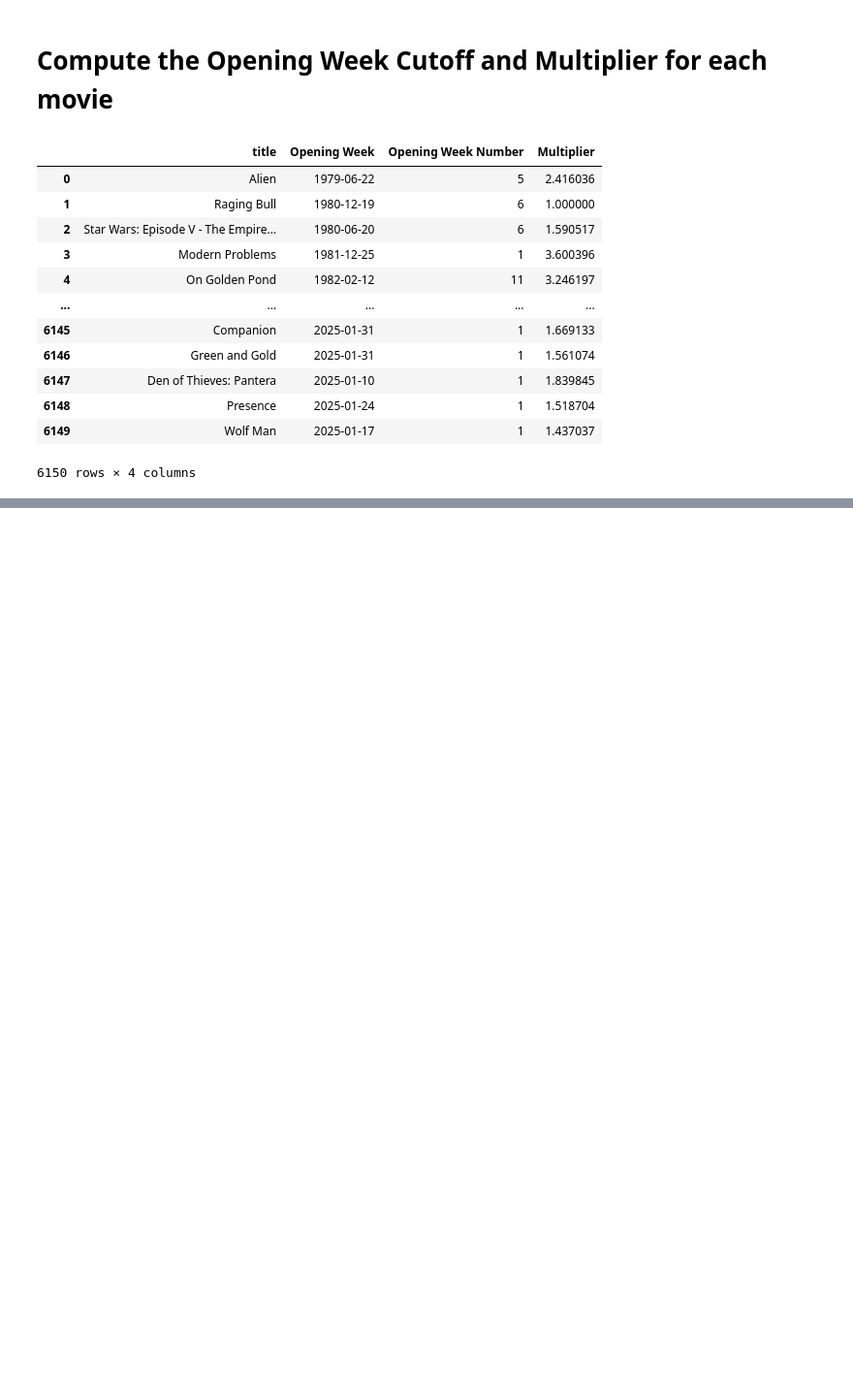
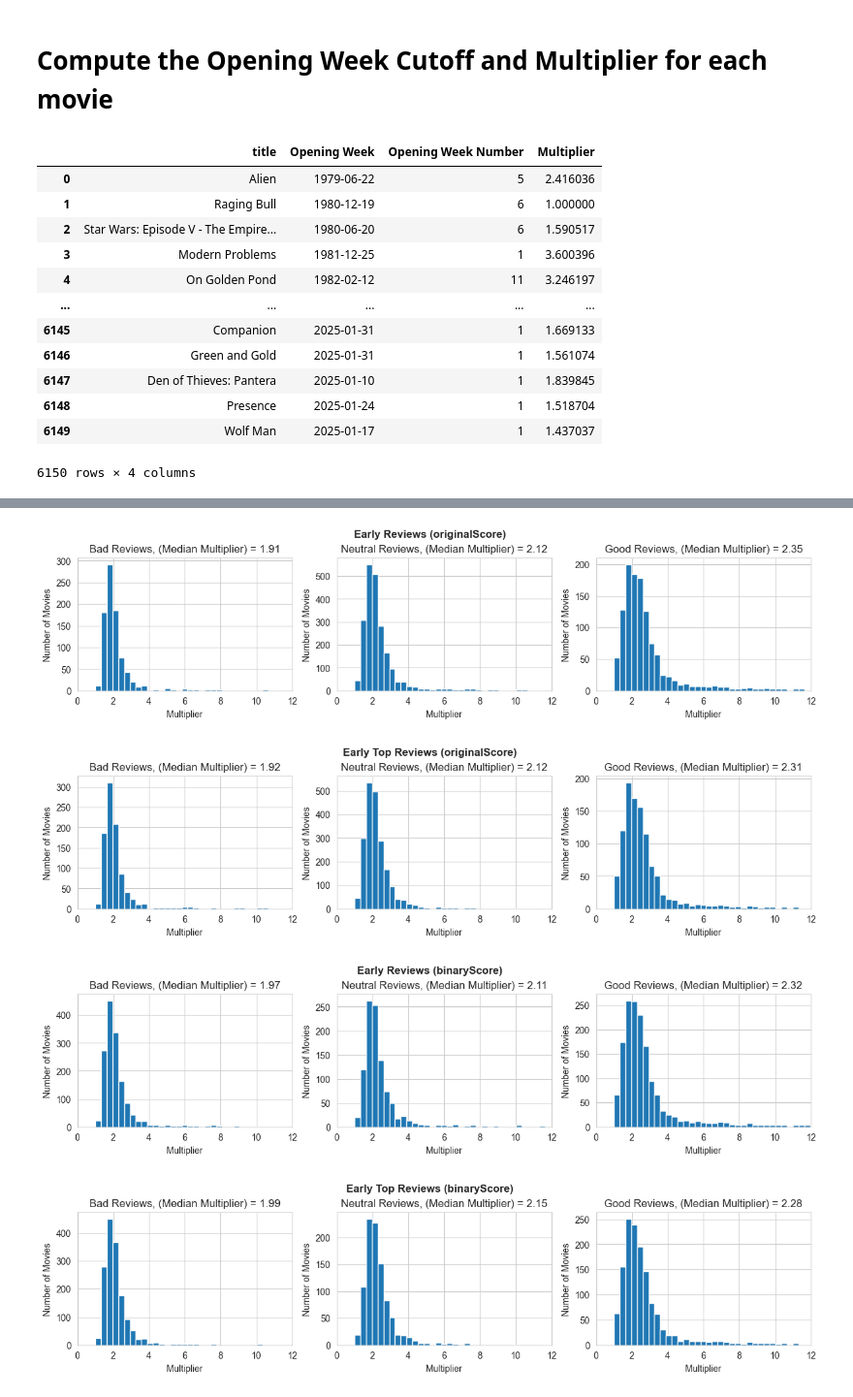
Before and after one commit to wampler77/ReelMetrics, a Jupyter notebook: IntegratingReviewsAndBoxOffice.ipynb, the cells around one changed output, grey strips where cells are left out. Shown at 97% size. Cells and saved outputs as stored; diff of their text form; code cells hidden in the pictures; blank space fills up the shorter version.

```diff
--- a/IntegratingReviewsAndBoxOffice.ipynb
+++ b/IntegratingReviewsAndBoxOffice.ipynb
@@ -134,0 +118,29 @@ plt.xlim([-.1, 1.1])
+# %%
+avgEarlyReviews = earlyReviewsWithMultipliers.filter(['title', 'originalScore', 'binaryScore', 'Multiplier']).groupby(['title']).mean()
+avgEarlyReviewsInfo = avgEarlyReviews.merge(dfm.filter(['genre', 'rating', 'title', 'id']), how='inner', on='title').dropna()
+
+reviewTypes = [avgEarlyReviews, avgEarlyTopReviews]
+typeNames = ['Early Reviews', 'Early Top Reviews']
+scoreTypes = ['originalScore', 'binaryScore']
+
+for scoreType in scoreTypes:
+    j=0
+    for reviewType in reviewTypes:
+        fig, ax = plt.subplots(1, 3, figsize=(12, 3), layout='constrained')
+        ax[0].set_title('Bad Reviews, (Median Multiplier) = %.2f' %reviewType.loc[reviewType[scoreType].between(0, 0.5)].Multiplier.median())
+        ax[1].set_title('Neutral Reviews, (Median Multiplier) = %.2f' %reviewType.loc[reviewType[scoreType].between(0.5, 0.7)].Multiplier.median())
+        ax[2].set_title('Good Reviews, (Median Multiplier) = %.2f' %reviewType.loc[reviewType[scoreType].between(0.7, 1)].Multiplier.median())
+        ax[0].hist(reviewType.loc[reviewType[scoreType].between(0, 0.5)].Multiplier, bins=np.linspace(1, 20, 60))
+        ax[1].hist(reviewType.loc[reviewType[scoreType].between(0.4, 0.7)].Multiplier, bins=np.linspace(1, 20, 60))
+        ax[2].hist(reviewType.loc[reviewType[scoreType].between(0.7, 1)].Multiplier, bins=np.linspace(1, 20, 60))
+        for i in range(3):
+            ax[i].set_xlim([0, 12])
+            ax[i].set_xlabel('Multiplier')
+            ax[i].set_ylabel('Number of Movies')
+        fig.suptitle(typeNames[j] +' ('+scoreType+')', weight='bold')
+        j+= 1
+# %% [output]
+[figure, added]
+[figure, added]
+[figure, added]
+[figure, added]
```
Also changed, not shown: parts of 16 cells of this notebook.
